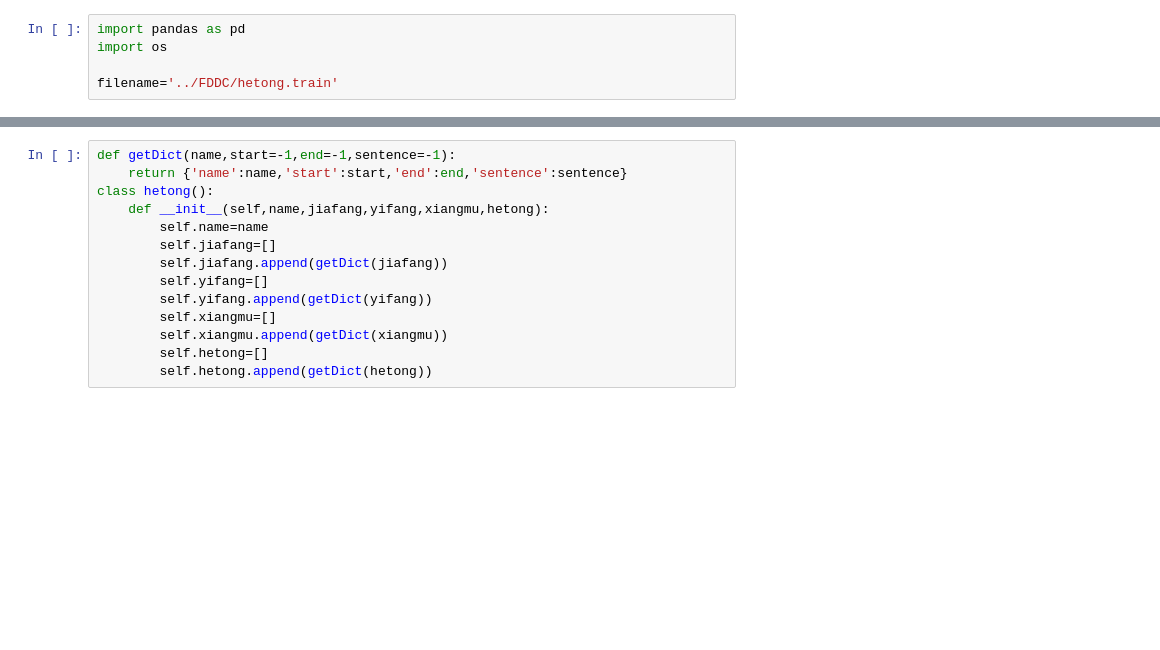
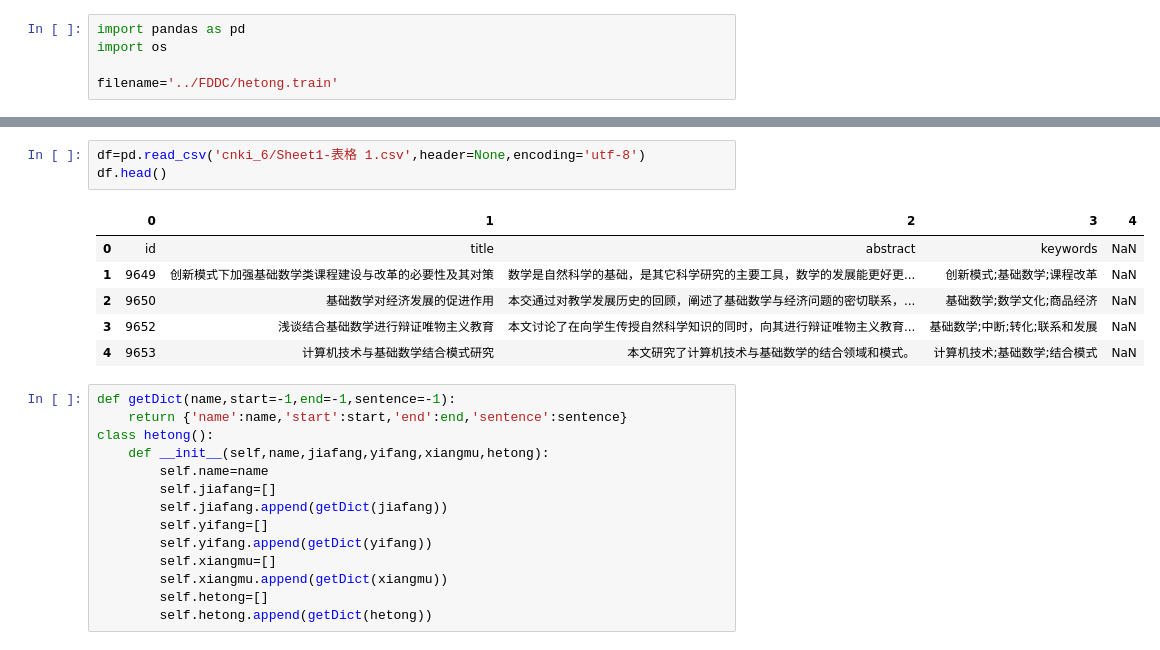
Before and after one commit to Alexzsh/FDDC, a Jupyter notebook: utils/preprocess.ipynb, the cells around one changed output, grey strips where cells are left out. Cells and saved outputs as stored; diff of their text form; blank space fills up the shorter version.

Commit message:
:memo: #fix for table extract

```diff
--- a/utils/preprocess.ipynb
+++ b/utils/preprocess.ipynb
@@ -47,3 +6,13 @@ for i,keyword in enumerate(keywords):
+# %%
+df=pd.read_csv('cnki_6/Sheet1-表格 1.csv',header=None,encoding='utf-8')
+df.head()
+# %% [output]
+|  | 0 | 1 | 2 | 3 | 4 |
+| 0 | id | title | abstract | keywords | NaN |
+| 1 | 9649 | 创新模式下加强基础数学类课程建设与改革的必要性及其对策 | 数学是自然科学的基础，是其它科学研究的主要工具，数学的发展能更好更... | 创新模式;基础数学;课程改革 | NaN |
+| 2 | 9650 | 基础数学对经济发展的促进作用 | 本交通过对教学发展历史的回顾，阐述了基础数学与经济问题的密切联系，... | 基础数学;数学文化;商品经济 | NaN |
+| 3 | 9652 | 浅谈结合基础数学进行辩证唯物主义教育 | 本文讨论了在向学生传授自然科学知识的同时，向其进行辩证唯物主义教育... | 基础数学;中断;转化;联系和发展 | NaN |
+| 4 | 9653 | 计算机技术与基础数学结合模式研究 | 本文研究了计算机技术与基础数学的结合领域和模式。 | 计算机技术;基础数学;结合模式 | NaN |
 # %%
 def getDict(name,start=-1,end=-1,sentence=-1):
     return {'name':name,'start':start,'end':end,'sentence':sentence}
```
Also changed, not shown: parts of 1 cell of this notebook, 26 other files.
